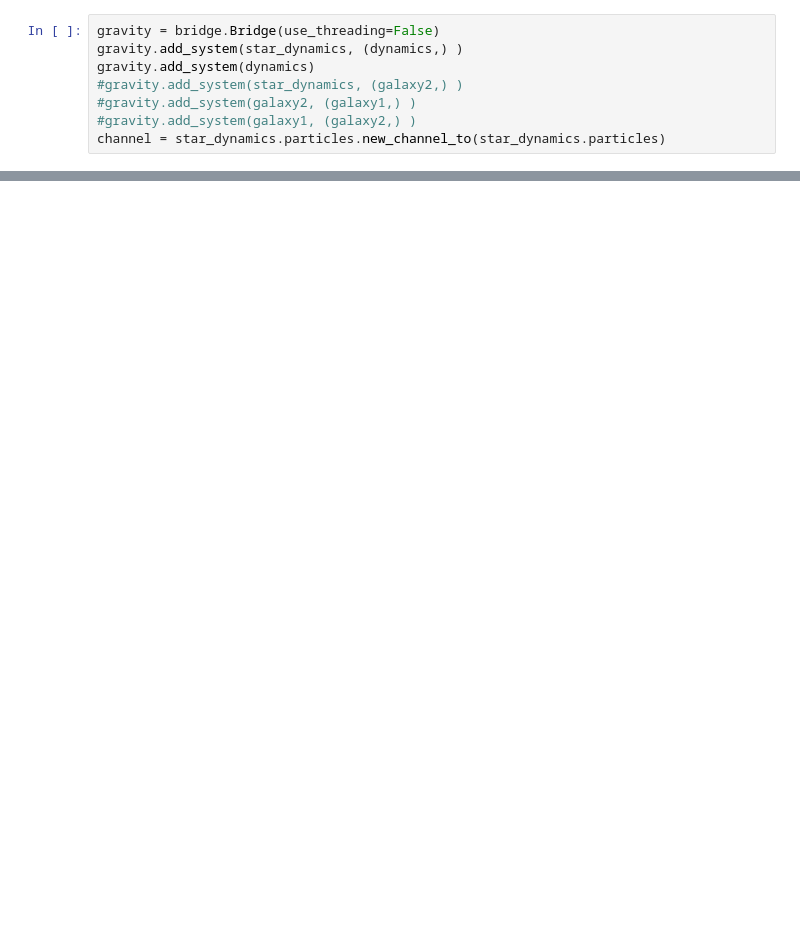
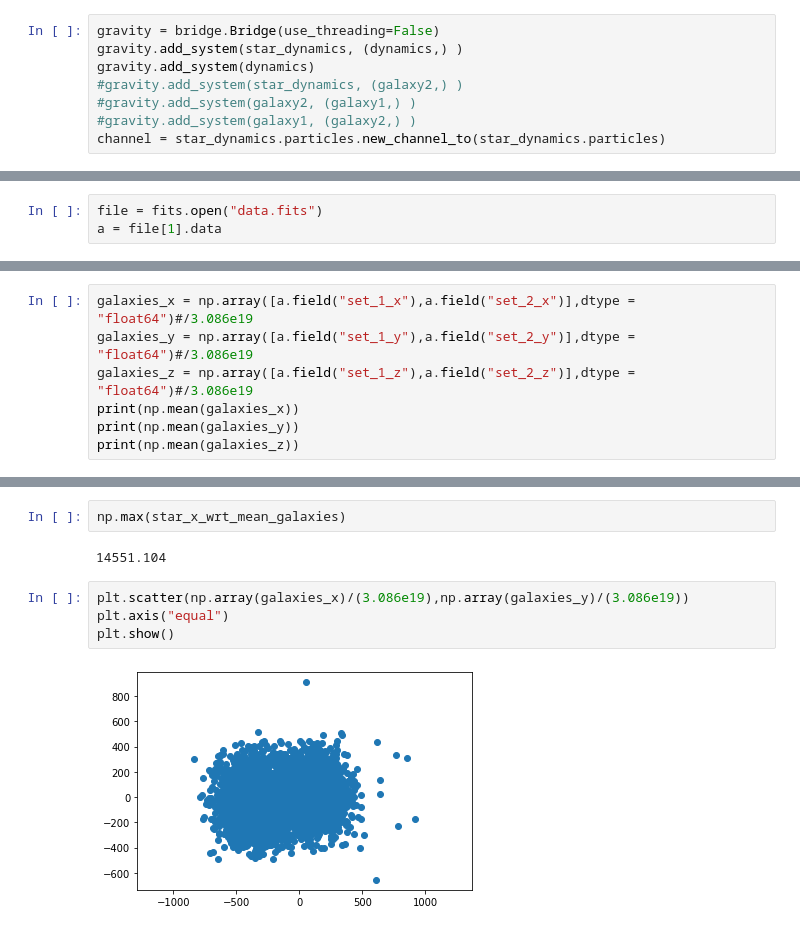
Before and after one commit to kappie07/Team_A, a Jupyter notebook: Testing_bridges.ipynb, the cells around one changed output, grey strips where cells are left out. Drawn from its saved outputs; the diff is of its cells as text; blank space fills up the shorter version.

```diff
--- a/Testing_bridges.ipynb
+++ b/Testing_bridges.ipynb
@@ -232 +271,4 @@ plt.ylim(-75,75)
 plt.show()
+# %%
+file = fits.open("data.fits")
+a = file[1].data
@@ -232,0 +289,7 @@ plt.show()
+# %%
+galaxies_x = np.array([a.field("set_1_x"),a.field("set_2_x")],dtype = "float64")#/3.086e19
+galaxies_y = np.array([a.field("set_1_y"),a.field("set_2_y")],dtype = "float64")#/3.086e19
+galaxies_z = np.array([a.field("set_1_z"),a.field("set_2_z")],dtype = "float64")#/3.086e19
+print(np.mean(galaxies_x))
+print(np.mean(galaxies_y))
+print(np.mean(galaxies_z))
@@ -232,0 +365,10 @@ plt.show()
+# %%
+np.max(star_x_wrt_mean_galaxies)
+# %% [output]
+14551.104
+# %%
+plt.scatter(np.array(galaxies_x)/(3.086e19),np.array(galaxies_y)/(3.086e19))
+plt.axis("equal")
+plt.show()
+# %% [output]
+[figure, added]
```
Also changed, not shown: parts of 22 cells of this notebook.
